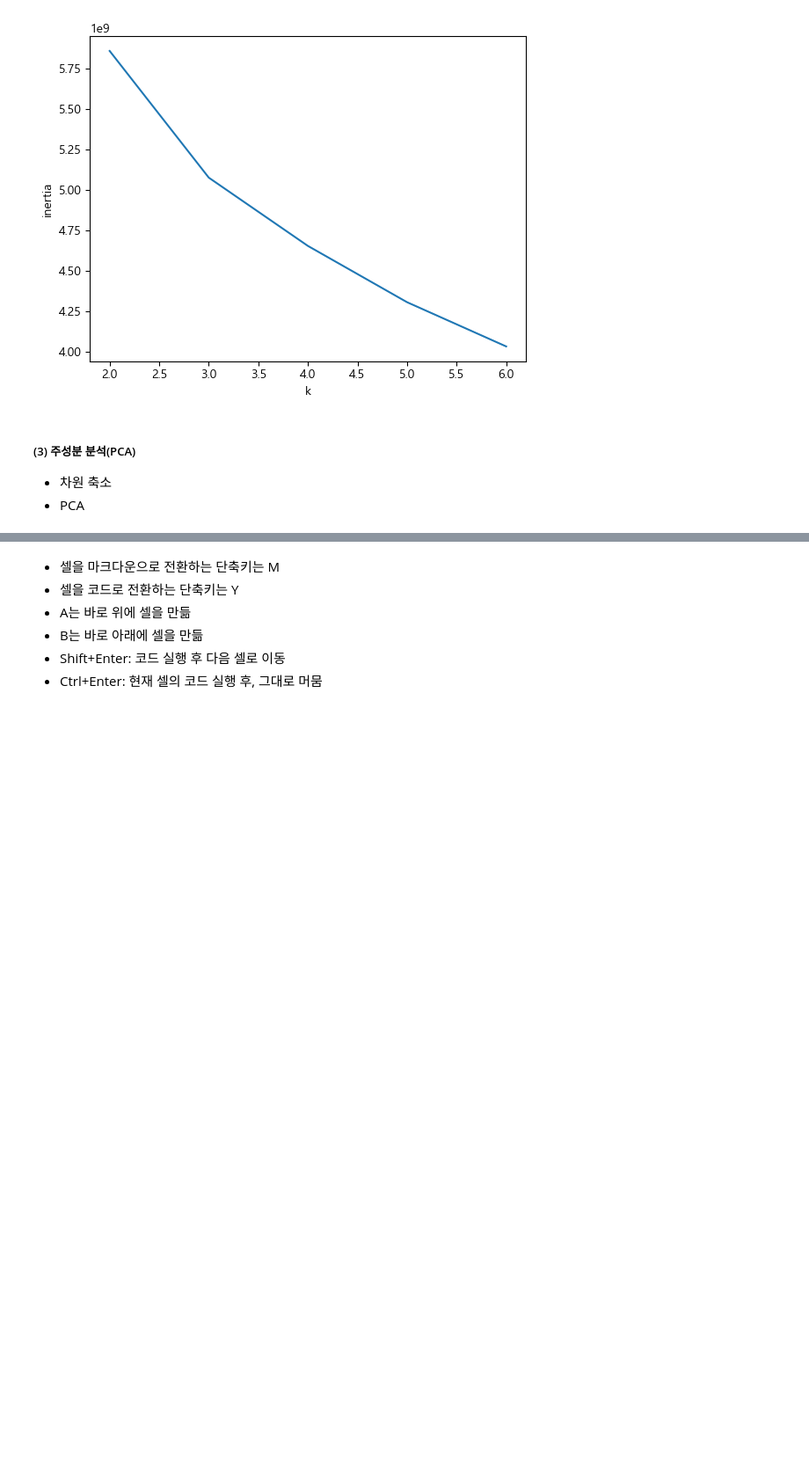
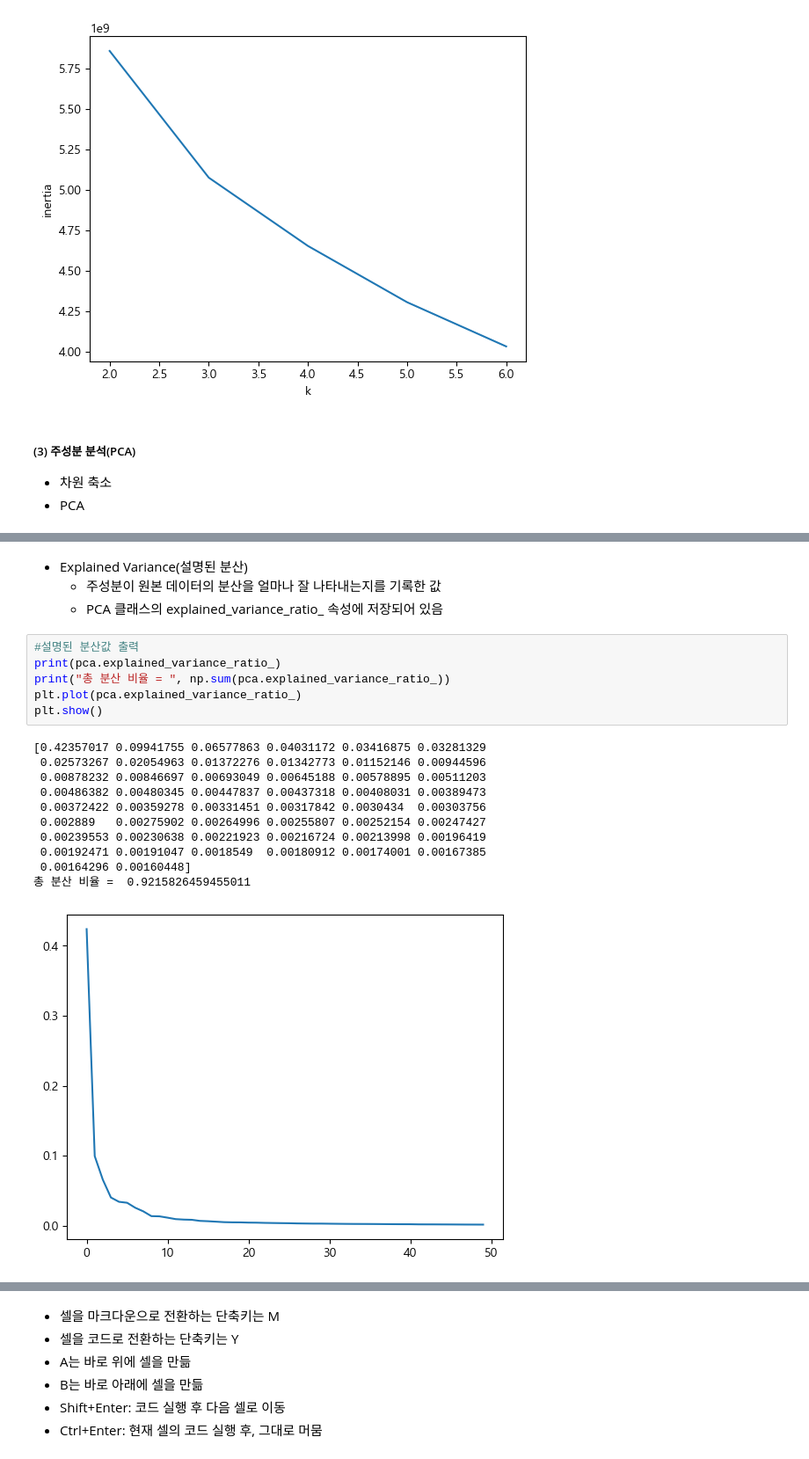
Before and after one commit to yccho1004/pythonBasic, a Jupyter notebook: HonGong-ML-DL_py/basics.ipynb, the cells around one changed output, grey strips where cells are left out. Shown at 88% size. Drawn from its saved outputs; the diff is of its cells as text; blank space fills up the shorter version.

```diff
--- a/HonGong-ML-DL_py/basics.ipynb
+++ b/HonGong-ML-DL_py/basics.ipynb
@@ -1315,0 +1341,22 @@ print(pca.components_.shape)
+# %% [markdown]
+* Explained Variance(설명된 분산)
+    - 주성분이 원본 데이터의 분산을 얼마나 잘 나타내는지를 기록한 값
+    - PCA 클래스의 explained_variance_ratio_ 속성에 저장되어 있음
+# %%
+#설명된 분산값 출력
+print(pca.explained_variance_ratio_)
+print("총 분산 비율 = ", np.sum(pca.explained_variance_ratio_))
+plt.plot(pca.explained_variance_ratio_)
+plt.show()
+# %% [output]
+[0.42357017 0.09941755 0.06577863 0.04031172 0.03416875 0.03281329
+ 0.02573267 0.02054963 0.01372276 0.01342773 0.01152146 0.00944596
+ 0.00878232 0.00846697 0.00693049 0.00645188 0.00578895 0.00511203
+ 0.00486382 0.00480345 0.00447837 0.00437318 0.00408031 0.00389473
+ 0.00372422 0.00359278 0.00331451 0.00317842 0.0030434  0.00303756
+ 0.002889   0.00275902 0.00264996 0.00255807 0.00252154 0.00247427
+ 0.00239553 0.00230638 0.00221923 0.00216724 0.00213998 0.00196419
+ 0.00192471 0.00191047 0.0018549  0.00180912 0.00174001 0.00167385
+ 0.00164296 0.00160448]
+총 분산 비율 =  0.9215826459455011
+[figure, added]
```
Also changed, not shown: parts of 22 cells of this notebook, 12 other files.
